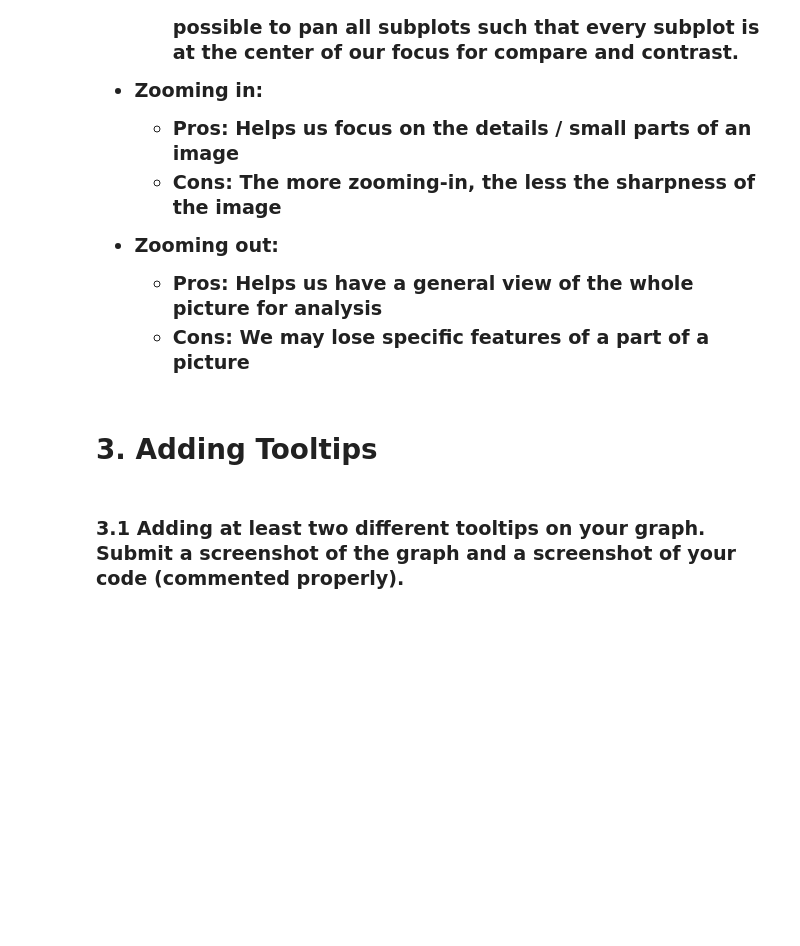
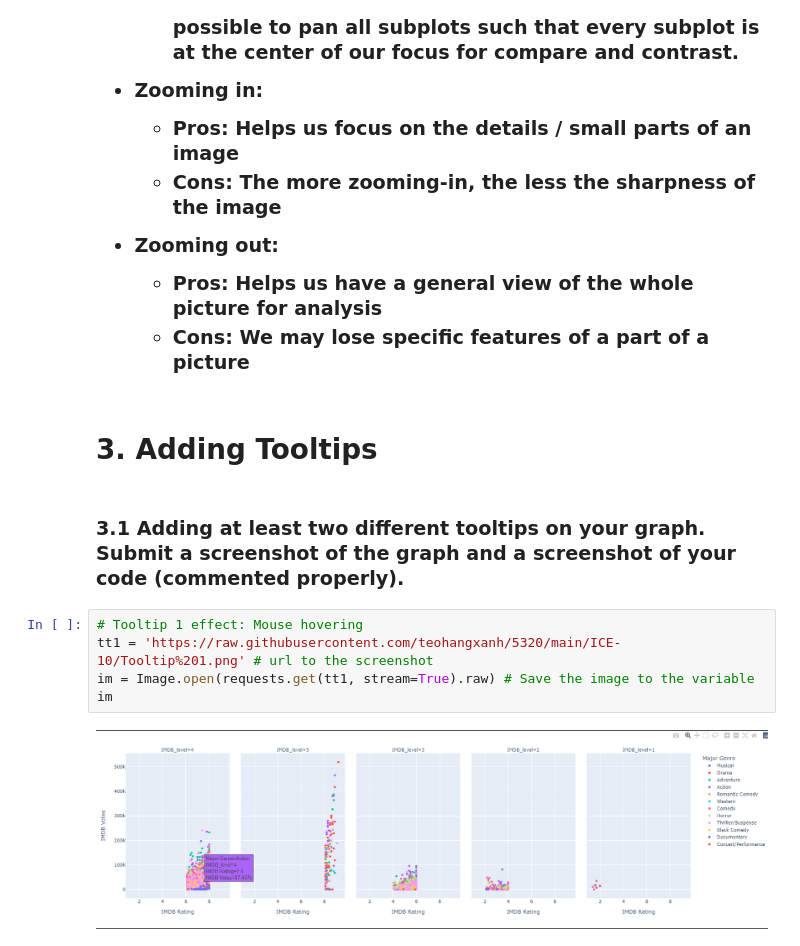
Before and after one commit to teohangxanh/5320, a Jupyter notebook: ICE-10/5320_ICE_10_Nghia_Dang.ipynb, the cells around one changed output. Saved outputs shown, nothing was run; the diff lists cells and outputs as text; blank space fills up the shorter version.

```diff
--- a/ICE-10/5320_ICE_10_Nghia_Dang.ipynb
+++ b/ICE-10/5320_ICE_10_Nghia_Dang.ipynb
@@ -133,3 +133,10 @@ sufficient explanation with examples.
 <h3> 3.1 Adding at least two different tooltips on your graph. Submit a
 screenshot of the graph and a screenshot of your code (commented
 properly).
+# %%
+# Tooltip 1 effect: Mouse hovering
+tt1 = 'https://raw.githubusercontent.com/teohangxanh/5320/main/ICE-10/Tooltip%201.png' # url to the screenshot
+im = Image.open(requests.get(tt1, stream=True).raw) # Save the image to the variable
+im
+# %% [output]
+[figure, added]
```
Also changed, not shown: parts of 5 cells of this notebook.
